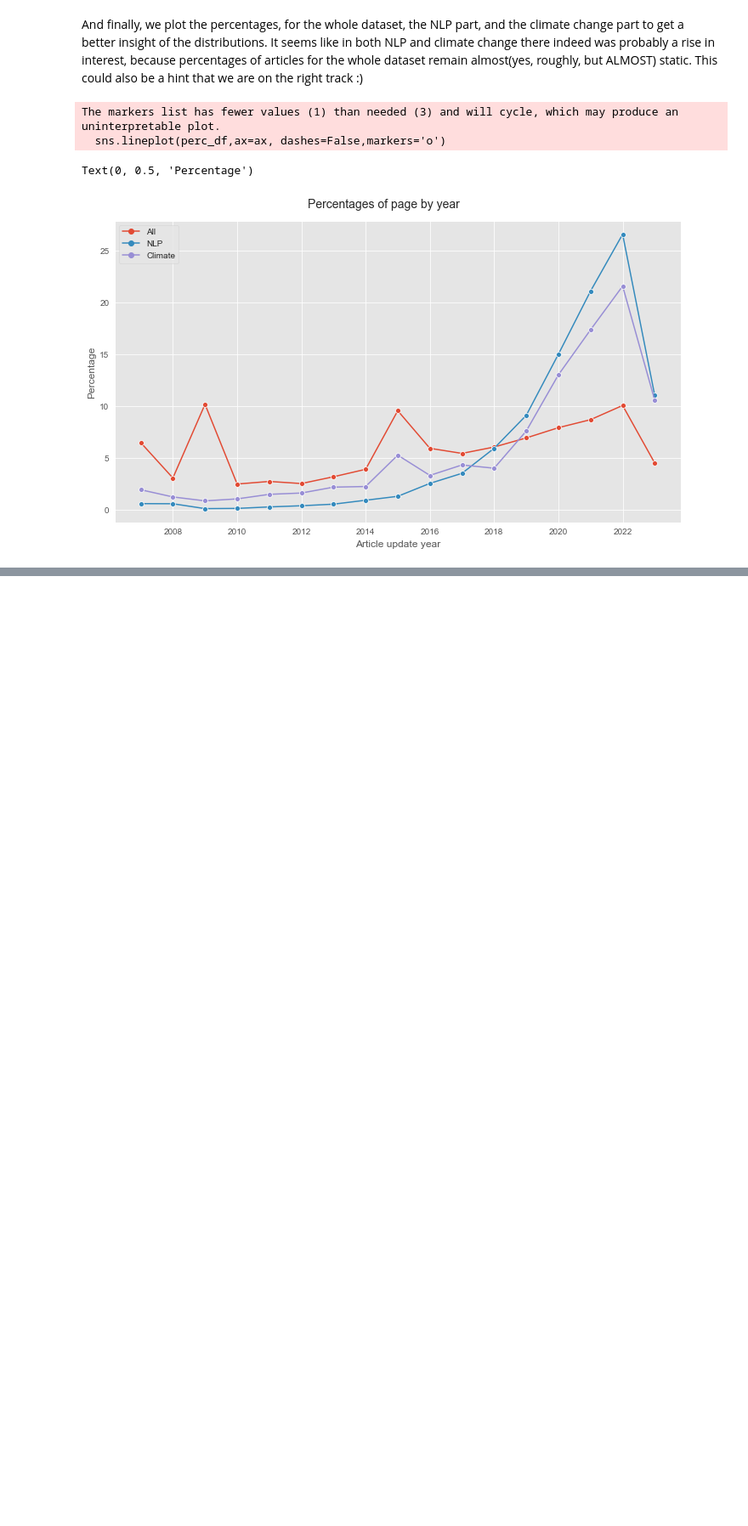
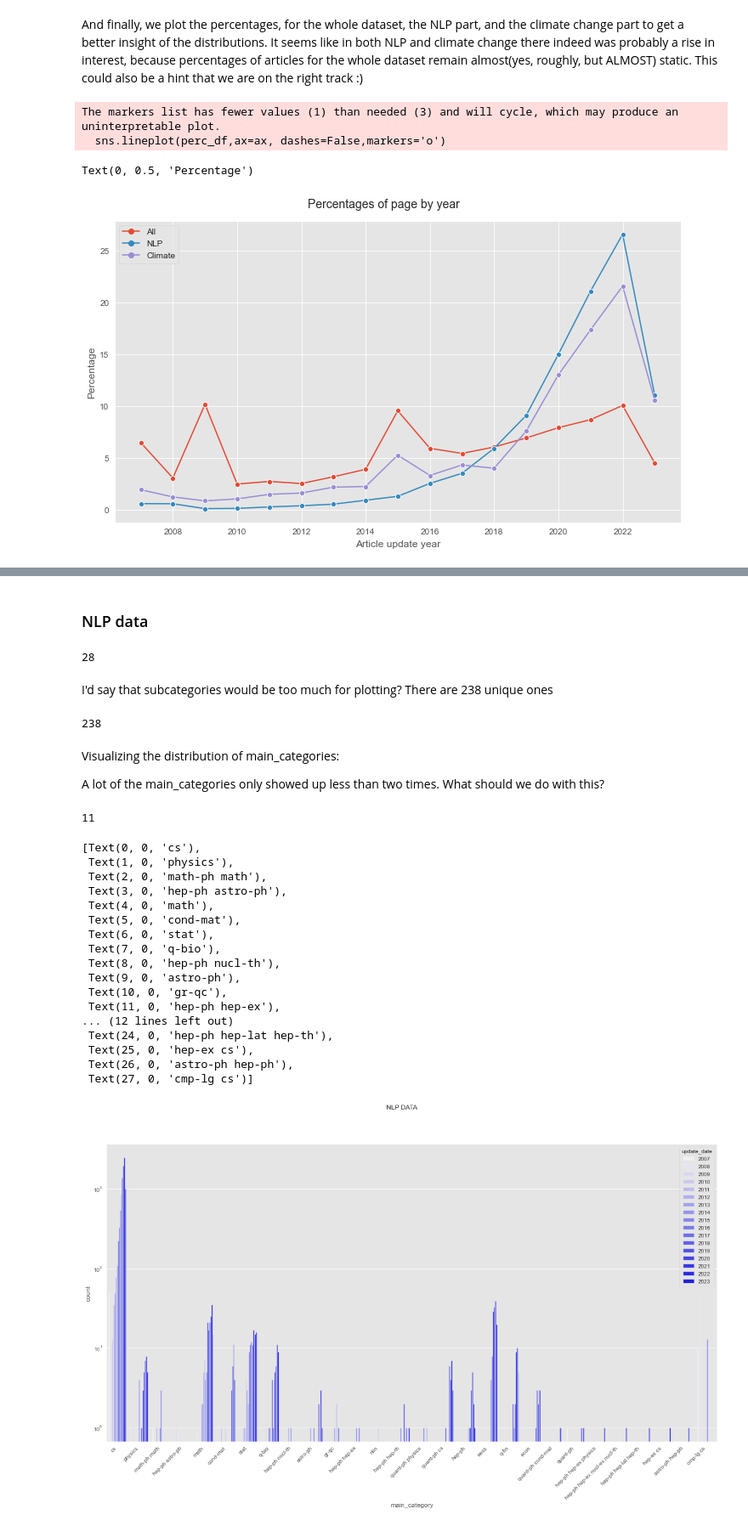
Before and after one commit to gsiraji/wins-topics-network, a Jupyter notebook: arxiv_data_scraping.ipynb, the cells around one changed output, grey strips where cells are left out. Shown at 85% size. Cells and saved outputs as stored; diff of their text form; code cells hidden in the pictures; blank space fills up the shorter version.

Commit message:
Updated the analysis further
Added main categories and subcategories

```diff
--- a/arxiv_data_scraping.ipynb
+++ b/arxiv_data_scraping.ipynb
@@ -341,0 +397,45 @@ Text(0, 0.5, 'Percentage')
+# %% [markdown]
+### NLP data
+# %%
+df_all_nlp['main_category'].nunique()
+# %% [output]
+28
+# %% [markdown]
+I'd say that subcategories would be too much for plotting? There are 238 unique ones
+# %%
+df_all_nlp['subcategory'].nunique()
+# %% [output]
+238
+# %% [markdown]
+Visualizing the distribution of main_categories:
+
+A lot of the main_categories only showed up less than two times. What should we do with this?
+# %%
+len([vc for vc in df_all_nlp['main_category'].value_counts() if vc<=2])
+# %% [output]
+11
+# %%
+fig,ax=plt.subplots(figsize=(20,10))
+fig.suptitle("NLP DATA")
+sns.countplot(data=df_all_nlp,x='main_category',ax=ax,hue='update_date',color='b')
+ax.set_yscale('log')
+ax.set_xticklabels(ax.get_xticklabels(), rotation=45, ha='right')
+# %% [output]
+[Text(0, 0, 'cs'),
+ Text(1, 0, 'physics'),
+ Text(2, 0, 'math-ph math'),
+ Text(3, 0, 'hep-ph astro-ph'),
+ Text(4, 0, 'math'),
+ Text(5, 0, 'cond-mat'),
+ Text(6, 0, 'stat'),
+ Text(7, 0, 'q-bio'),
+ Text(8, 0, 'hep-ph nucl-th'),
+ Text(9, 0, 'astro-ph'),
+ Text(10, 0, 'gr-qc'),
+ Text(11, 0, 'hep-ph hep-ex'),
+... (12 lines left out)
+ Text(24, 0, 'hep-ph hep-lat hep-th'),
+ Text(25, 0, 'hep-ex cs'),
+ Text(26, 0, 'astro-ph hep-ph'),
+ Text(27, 0, 'cmp-lg cs')]
+[figure, added]
```
Also changed, not shown: parts of 11 cells of this notebook.
